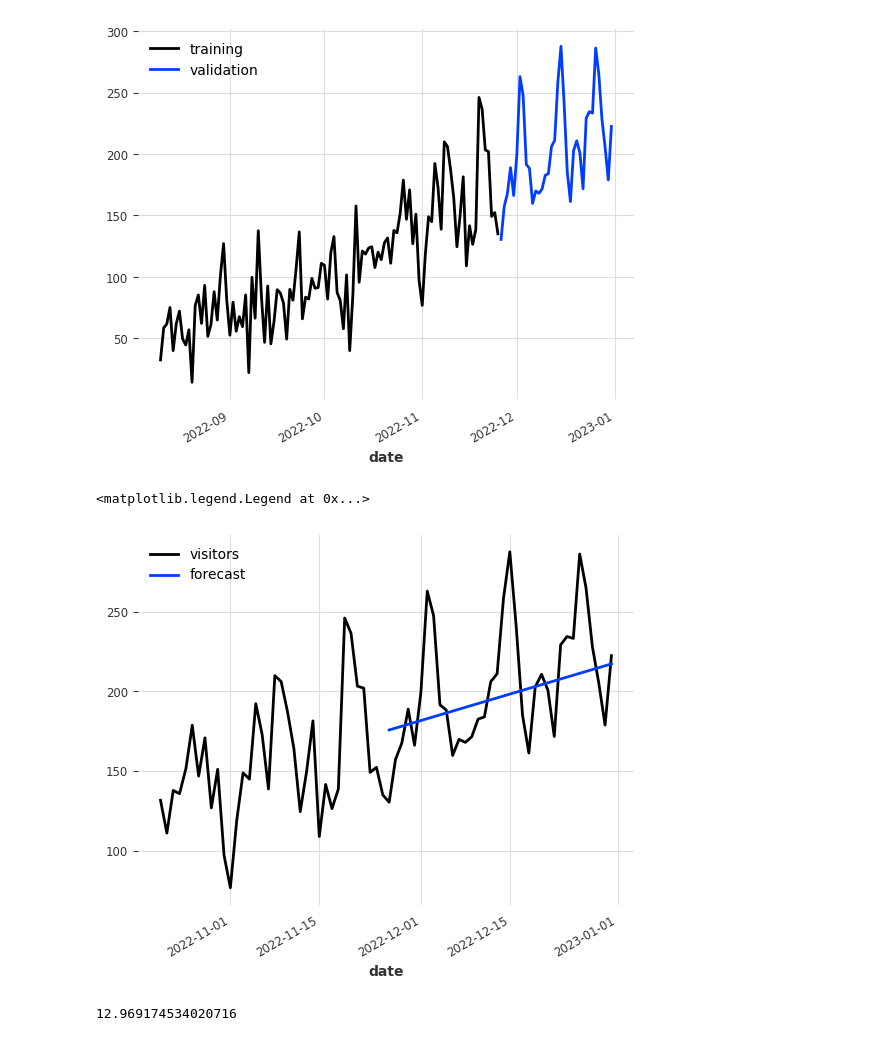
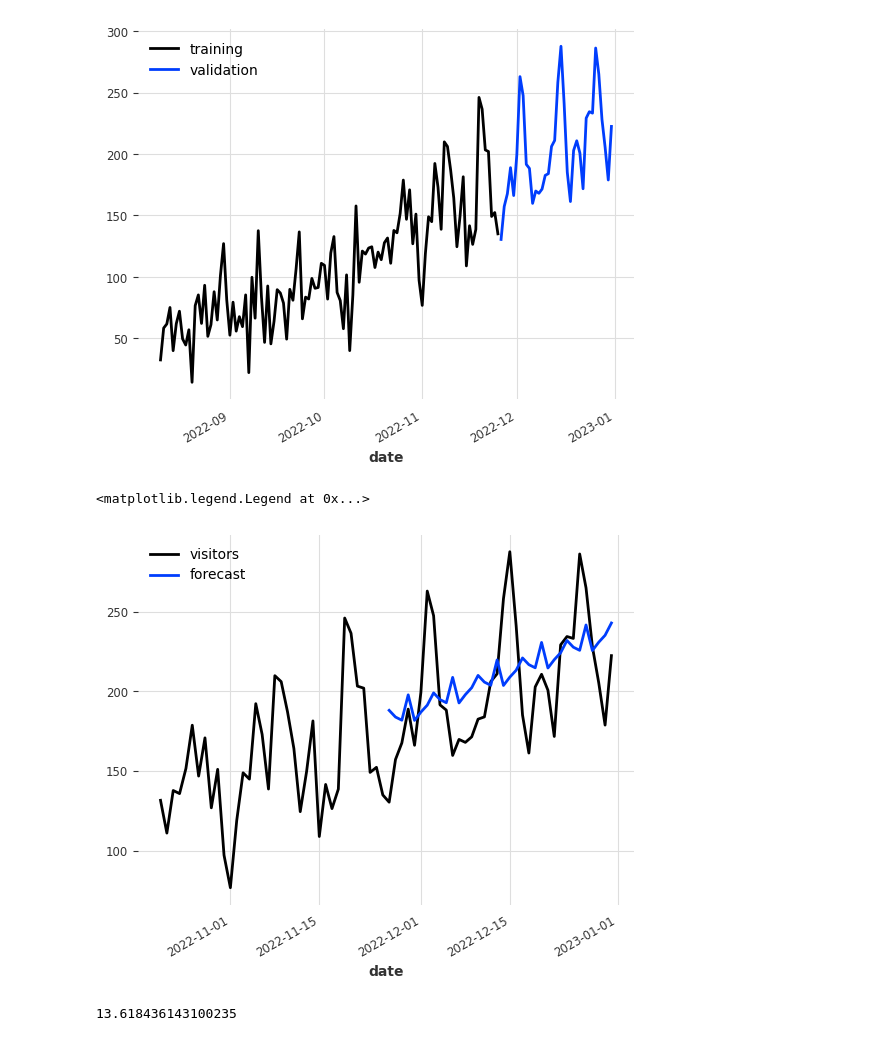
Before and after one commit to ml-pg-book/python-business-ml-starter, a Jupyter notebook: chapter3/3.2. 時系列アルゴリズム: 商品の売上を予測しよう/notebook.ipynb, the cells around one changed output. Cells and saved outputs as stored; diff of their text form; code cells hidden in the pictures.

```diff
--- a/chapter3/3.2. 時系列アルゴリズム: 商品の売上を予測しよう/notebook.ipynb
+++ b/chapter3/3.2. 時系列アルゴリズム: 商品の売上を予測しよう/notebook.ipynb
@@ -74,5 +22,3 @@ df.head()
-# %%
-df = new_df
 # %%
 df[["date", "visitors"]].head()
 # %% [output]
@@ -104,3 +44,0 @@ from darts.models import ExponentialSmoothing
-# %%
-model = ExponentialSmoothing()
-model.fit(series)
@@ -125,20 +61,20 @@ val.plot(label="validation")
 <Axes: xlabel='date'>
 [figure]
 # %%
-from darts.models import AutoARIMA
+from darts.models import ExponentialSmoothing
 
-model = AutoARIMA()
+model = ExponentialSmoothing()
 model.fit(train)
 
 prediction = model.predict(36)
 series[-72:].plot()
-prediction.plot(label="forecast", low_quantile=0.05, high_quantile=0.95)
+prediction.plot(label="forecast")
 plt.legend()
 # %% [output]
 <matplotlib.legend.Legend at 0x...>
-[figure, old version]
+[figure, new version]
 # %%
 from darts.metrics.metrics import mape
 mape(prediction, val)
 # %% [output]
-12.969174534020716
+13.618436143100235
```
Also changed, not shown: parts of 11 cells of this notebook, 2 other files.
